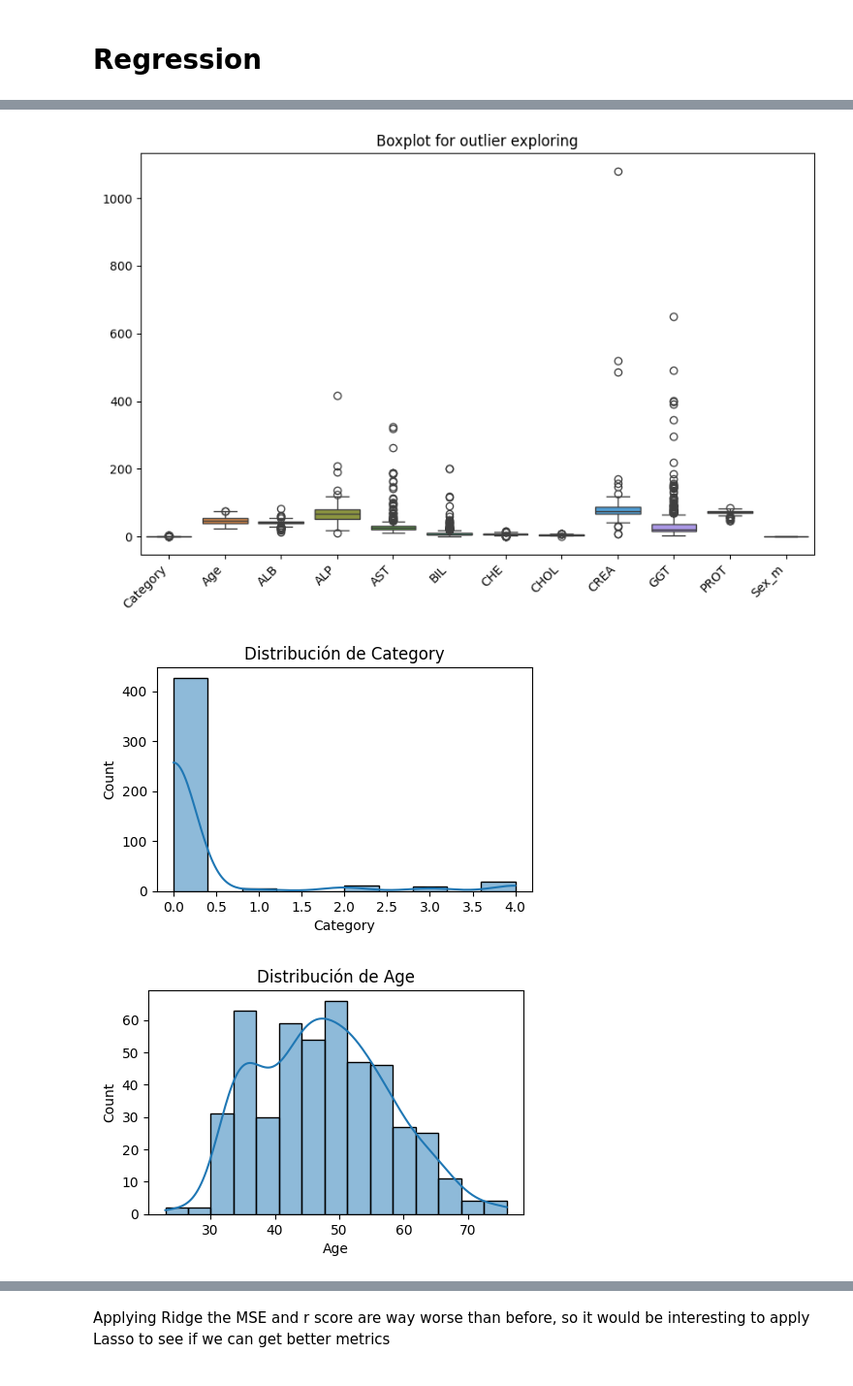
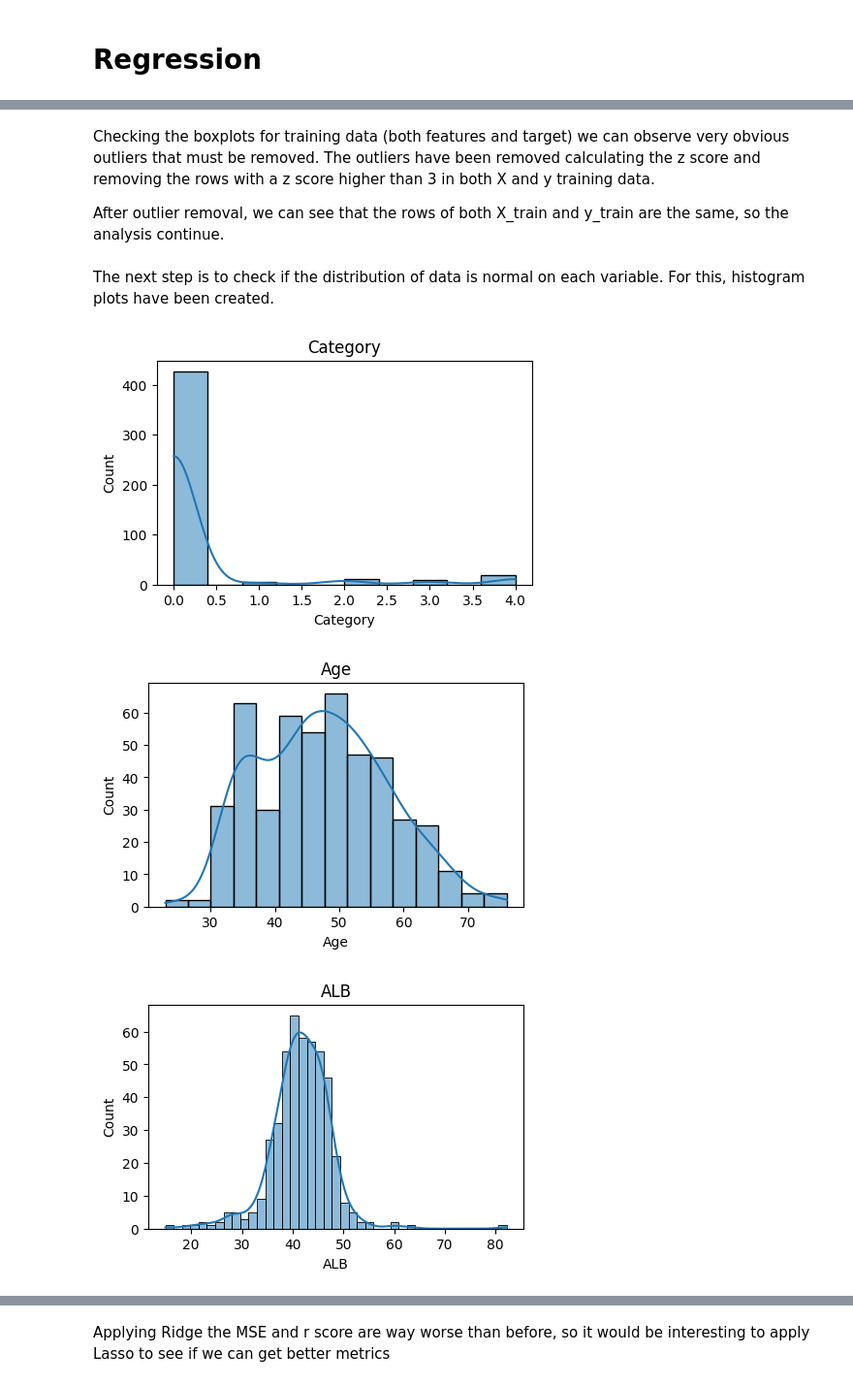
Before and after one commit to Biokatzen/Hepatitis-C-Prediction-Dataset, a Jupyter notebook: HepatitisC_Prediction_Dataset.ipynb, the cells around one changed output, grey strips where cells are left out. Shown at 97% size. Drawn from its saved outputs; the diff is of its cells as text; code cells hidden in the pictures.

```diff
--- a/HepatitisC_Prediction_Dataset.ipynb
+++ b/HepatitisC_Prediction_Dataset.ipynb
@@ -187,40 +239,24 @@ Once we have the dataset divided, we can check outliers calculating z scores in
+# %% [markdown]
+Checking the boxplots for training data (both features and target) we can observe very obvious outliers that must be removed.
+The outliers have been removed calculating the z score and removing the rows with a z score higher than 3 in both X and y training data.
+
+After outlier removal, we can see that the rows of both X_train and y_train are the same, so the analysis continue.
+# %% [markdown]
+The next step is to check if the distribution of data is normal on each variable. For this, histogram plots have been created.
 # %%
-import numpy as np
-from scipy.stats import zscore
-
-#Boxplot for exploring outliers
-plt.figure(figsize=(10, 6))
-sns.boxplot(data=X_train)
-plt.xticks(rotation=45, ha='right')
-plt.title("Boxplot for outlier exploring")
-plt.show()
-
-#Distribution of data of each variable before removing outliers
+#Distribution of data of each variable before transformation
 for col in X_train.columns:
     plt.figure(figsize=(5,3))
     sns.histplot(X_train[col], kde=True)
-    plt.title(f"Distribución de {col}")
+    plt.title(f"{col}")
     plt.show()
+#Distribution of the target train data before transformation
 
-#Calculate z scores
-z_scores = np.abs(zscore(X_train))
-
-# Define threshold
-threshold = 3
-
-# Only rows without outliers
-mask_train = (z_scores < threshold).all(axis=1)
-X_train_clean = X_train[mask_train]
-y_train_clean = y_train[mask_train]
-
-print(X_train_clean)
-
-for col in X_train_clean.columns:
-    plt.figure(figsize=(5,3))
-    sns.histplot(X_train_clean[col], kde=True)
-    plt.title(f"Distribución de {col}")
-    plt.show()
+plt.figure(figsize=(5,3))
+sns.histplot(y_train, kde=True)
+plt.title(f"ALT")
+plt.show()
 # %% [output]
-[figure, old version]
+[figure, new version]
-[figure, old version]
+[figure, new version]
-[figure, old version]
+[figure, new version]
```
Also changed, not shown: parts of 30 cells of this notebook.
